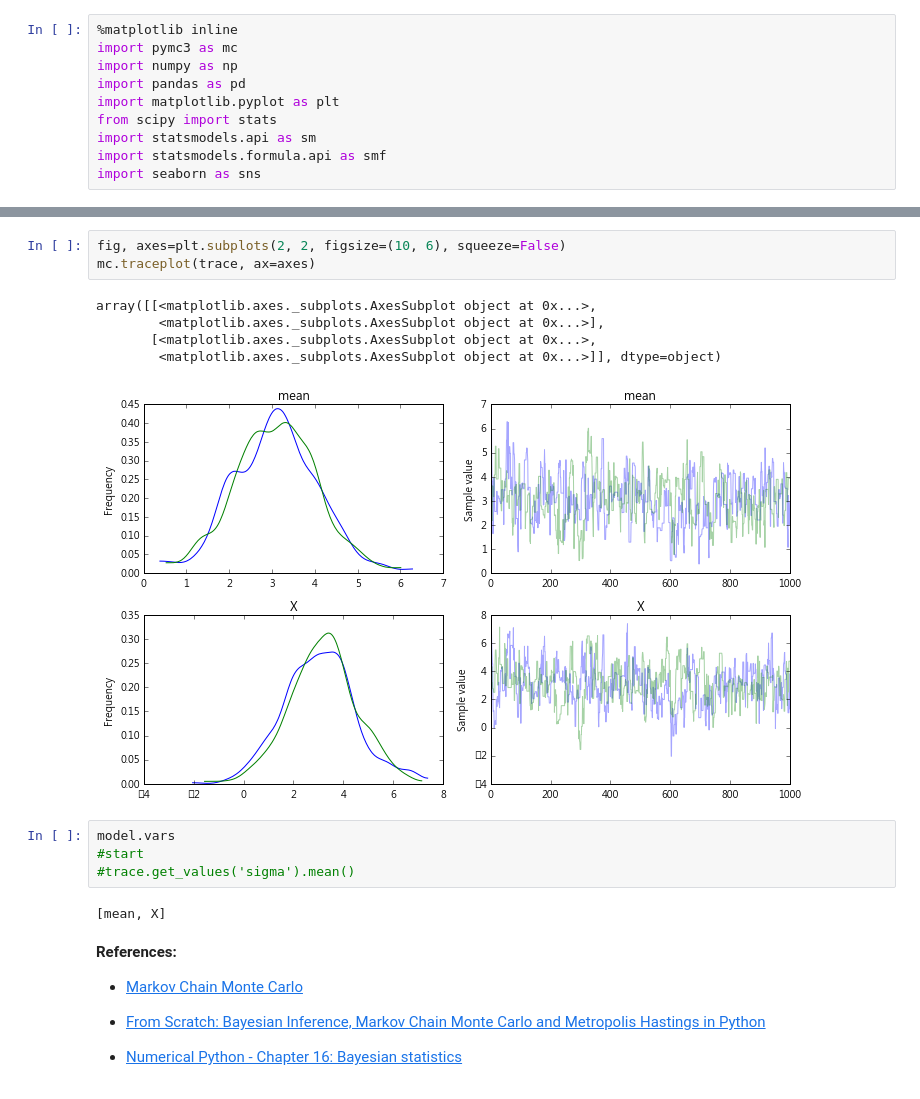
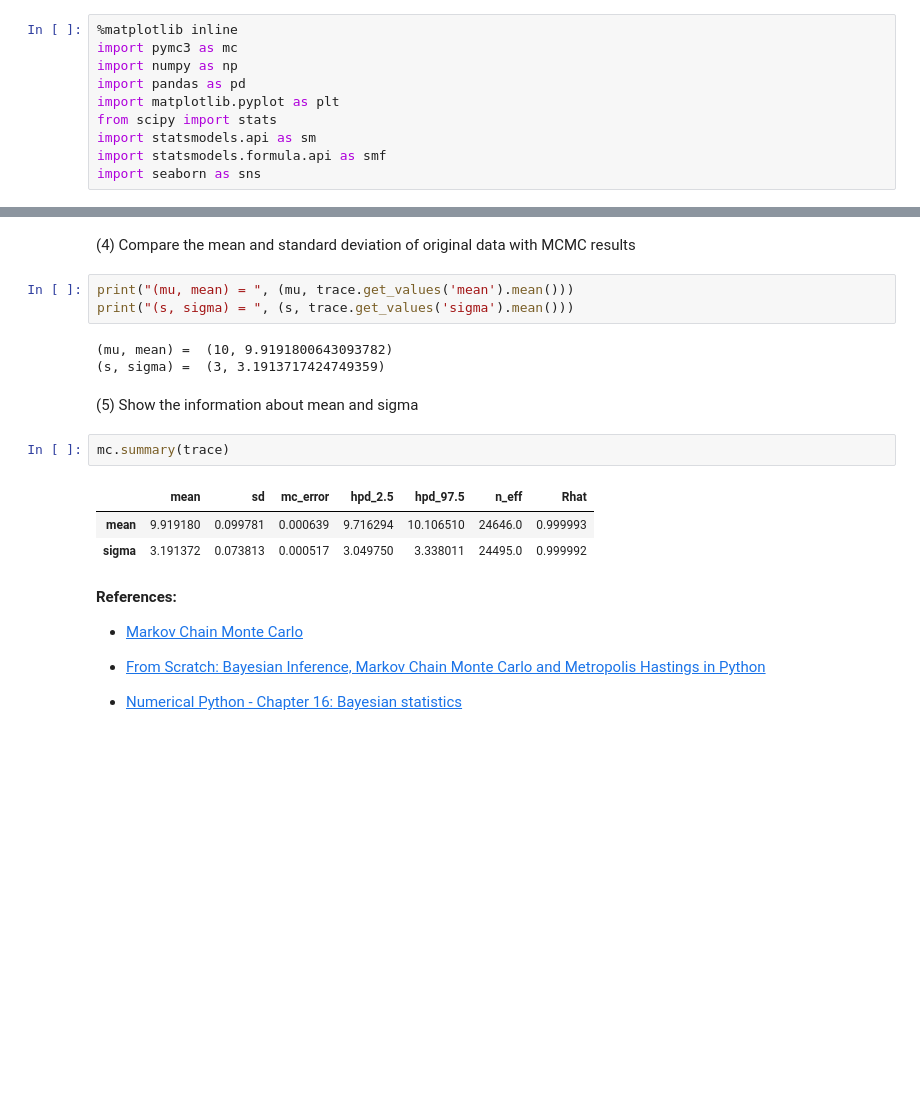
Before and after one commit to yeh8211TK/DataScience, a Jupyter notebook: Markov_Chain_Monte_Carlo (MCMC).ipynb, the cells around one changed output, grey strips where cells are left out. Drawn from its saved outputs; the diff is of its cells as text; blank space fills up the shorter version.

```diff
--- a/Markov_Chain_Monte_Carlo (MCMC).ipynb
+++ b/Markov_Chain_Monte_Carlo (MCMC).ipynb
@@ -424,18 +415,19 @@ The estimated number of effective samples is smaller than 200 for some parameter
-# %%
-fig, axes=plt.subplots(2, 2, figsize=(10, 6), squeeze=False)
-mc.traceplot(trace, ax=axes)
-# %% [output]
-array([[<matplotlib.axes._subplots.AxesSubplot object at 0x...>,
-        <matplotlib.axes._subplots.AxesSubplot object at 0x...>],
-       [<matplotlib.axes._subplots.AxesSubplot object at 0x...>,
-        <matplotlib.axes._subplots.AxesSubplot object at 0x...>]], dtype=object)
-[figure, removed]
-# %%
-model.vars
-#start
-#trace.get_values('sigma').mean()
-# %% [output]
-[mean, X]
+# %% [markdown]
+(4) Compare the mean and standard deviation of original data with MCMC results
+# %%
+print("(mu, mean) = ", (mu, trace.get_values('mean').mean()))
+print("(s, sigma) = ", (s, trace.get_values('sigma').mean()))
+# %% [output]
+(mu, mean) =  (10, 9.9191800643093782)
+(s, sigma) =  (3, 3.1913717424749359)
+# %% [markdown]
+(5) Show the information about mean and sigma
+# %%
+mc.summary(trace)
+# %% [output]
+|  | mean | sd | mc_error | hpd_2.5 | hpd_97.5 | n_eff | Rhat |
+| mean | 9.919180 | 0.099781 | 0.000639 | 9.716294 | 10.106510 | 24646.0 | 0.999993 |
+| sigma | 3.191372 | 0.073813 | 0.000517 | 3.049750 | 3.338011 | 24495.0 | 0.999992 |
 # %% [markdown]
 **References:**
 
```
Also changed, not shown: parts of 13 cells of this notebook.
